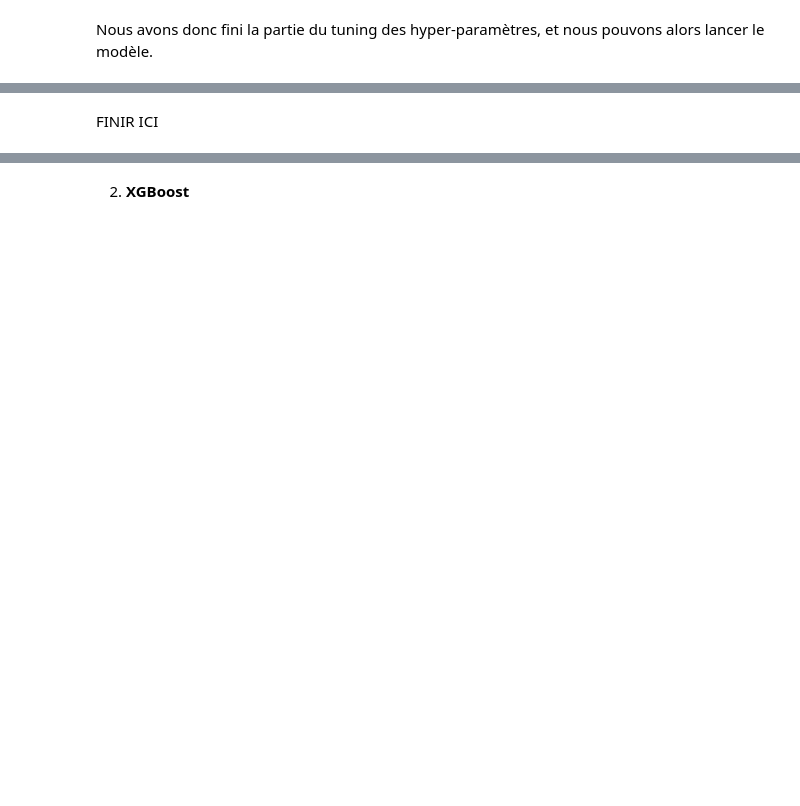
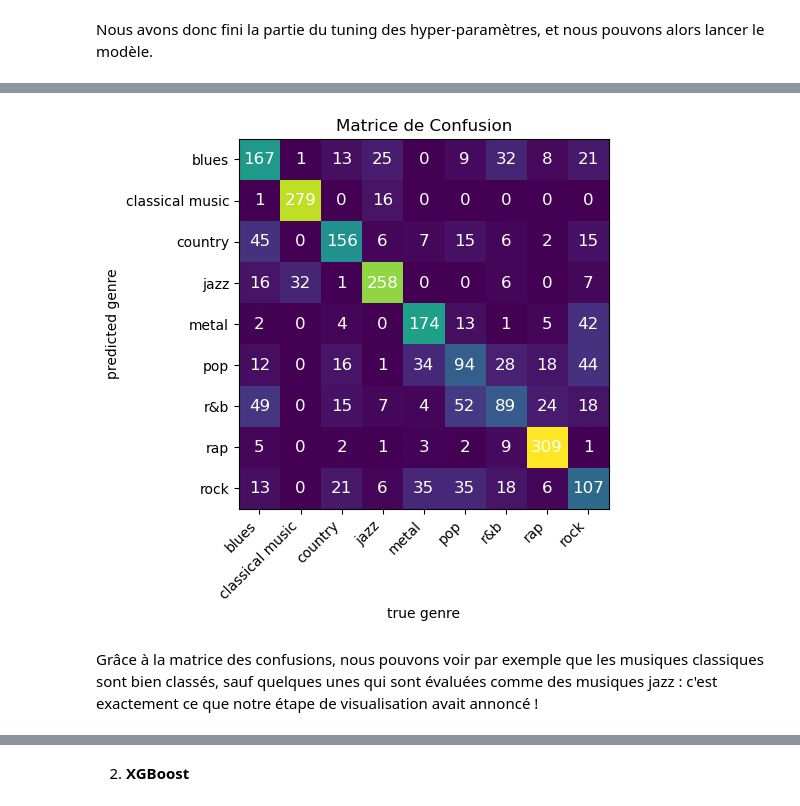
Before and after one commit to antoine-palazz/Python-pour-la-Data-Science, a Jupyter notebook: follow_me.ipynb, the cells around one changed output, grey strips where cells are left out. Saved outputs shown, nothing was run; the diff lists cells and outputs as text; code cells hidden in the pictures; blank space fills up the shorter version.

```diff
--- a/follow_me.ipynb
+++ b/follow_me.ipynb
@@ -654,16 +682,14 @@ Nous n'avons pas indiqué des poids pour chaque genre, car la base de données e
 
 Voici, les valeurs pour lesquelles nous allons tester les performances du modèle.
 # %%
-n_estimators = [500, 1000, 2000, 3000, 4000, 5000]
+n_estimators = [1000, 2000, 4000]
 max_depth = [20,None]
 min_samples_split = [2, 4]
-min_samples_leaf = [1, 2]
 
 # creation of the grid
 random_grid = {'n_estimators': n_estimators,
                'max_depth': max_depth,
                'min_samples_split': min_samples_split,
-               'min_samples_leaf': min_samples_leaf,
               }
 
 pprint(random_grid)
@@ -676,7 +706,7 @@ Nous voyons que les résultats sont meilleurs lorsqu'on fixe min_samples_split
 rf = RandomForestClassifier(random_state = 0, max_features = 'sqrt', bootstrap = True)
 
 # random search
-rf_random = RandomizedSearchCV(estimator = rf, param_distributions = random_grid, n_iter = 10, cv = 3, verbose=2, random_state=0, n_jobs = -1)
+rf_random = RandomizedSearchCV(estimator = rf, param_distributions = random_grid, n_iter = 12, cv = 3, verbose=2, random_state=0, n_jobs = -1)
 
 # fit
 rf_random.fit(train_features, train_genres)
@@ -684,4 +714,4 @@ rf_random.fit(train_features, train_genres)
 pd_res = pd.concat([pd.DataFrame(rf_random.cv_results_["params"]),pd.DataFrame(rf_random.cv_results_["mean_test_score"], columns=["Accuracy"])],axis=1)
 pd_res = pd_res.sort_values('Accuracy', ascending=False)
 print(rf_random.best_params_)
-print(pd_res)
+print(pd_res.head)
@@ -694,7 +742,7 @@ Nous fixons alors le nombre d'arbres à 4000, et nous choisissons de garder une
 # %%
 param_grid = {
     'max_depth': [20, None],
-    'min_samples_split': [4],
+    'min_samples_split': [2],
     'n_estimators': [2000, 4000]
 }
 pprint(param_grid)
@@ -714,7 +780,7 @@ print(pd_res)
 Nous avons donc fini la partie du tuning des hyper-paramètres, et nous pouvons alors lancer le modèle.
 # %%
 # creation of the model
-rf = RandomForestClassifier(n_estimators=4000, max_features='sqrt', max_depth=20, min_samples_split=4, min_samples_leaf=1, bootstrap=True, criterion='gini' ,random_state=0)
+rf = RandomForestClassifier(n_estimators=4000, max_features='sqrt', max_depth=20, min_samples_split=2, min_samples_leaf=1, bootstrap=True, criterion='gini' ,random_state=0)
 
 # fit
 rf.fit(train_features, train_genres)
@@ -740,23 +824,25 @@ Nous traçons la matrice de confusion pour visualiser les différentes erreurs.
 # %%
 #Confusion matrix
 
 mat = confusion_matrix(test_genres, predictions)
 plt.imshow(mat, cmap='viridis', interpolation='nearest')
 #plt.colorbar(label='Valeurs')
 plt.title('Matrice de Confusion')
 num_rows, num_cols = mat.shape
 for i in range(num_rows):
     for j in range(num_cols):
         plt.text(j, i, str(mat[i, j]), ha='center', va='center', color='w', fontsize=12)
 plt.grid(False)
-
-plt.xticks(np.arange(num_cols), final_genres_list, rotation=45, ha='right')
-plt.yticks(np.arange(num_rows), final_genres_list)
+genres_list = ['blues','classical music','country','jazz','metal','pop','r&b','rap','rock']
+plt.xticks(np.arange(num_cols), genres_list, rotation=45, ha='right')
+plt.yticks(np.arange(num_rows), genres_list)
 plt.xlabel('true genre')
 plt.ylabel('predicted genre')
 plt.show()
+# %% [output]
+[figure, added]
-# %% [markdown]
-FINIR ICI
+# %% [markdown]
+Grâce à la matrice des confusions, nous pouvons voir par exemple que les musiques classiques sont bien classés, sauf quelques unes qui sont évaluées comme des musiques jazz : c'est exactement ce que notre étape de visualisation avait annoncé !
 # %%
 #Feature importances
 plt.style.use('fivethirtyeight')
```
Also changed, not shown: parts of 17 cells of this notebook.
